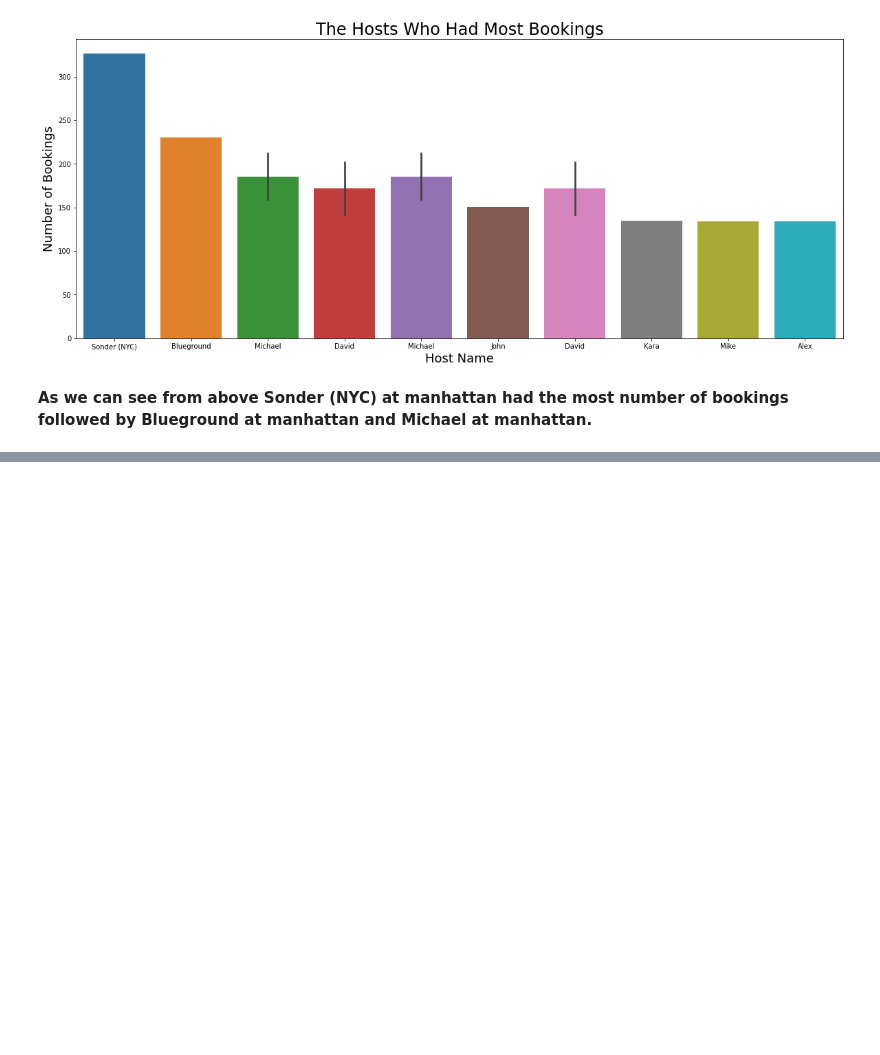
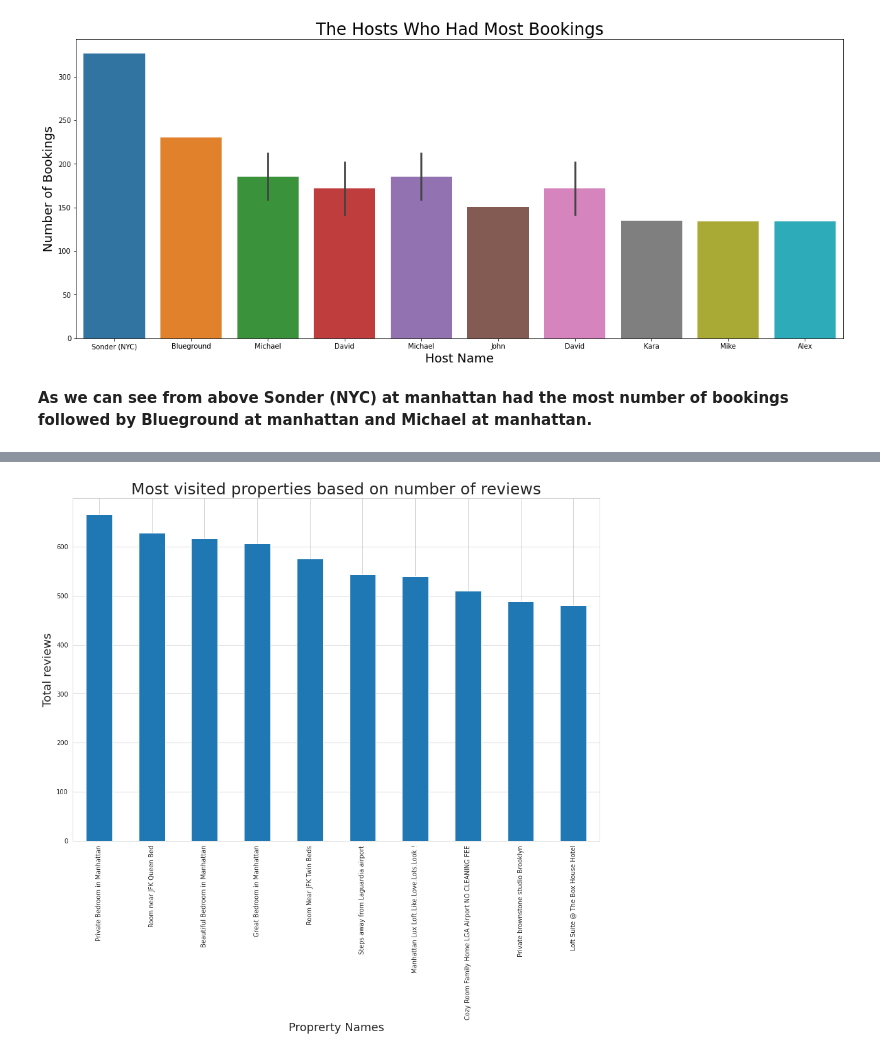
Before and after one commit to soopertramp/Capstone-1-Submission, a Jupyter notebook: AirBnb Bookings Analysis.ipynb, the cells around one changed output, grey strips where cells are left out. Cells and saved outputs as stored; diff of their text form; code cells hidden in the pictures; blank space fills up the shorter version.

```diff
--- a/AirBnb Bookings Analysis.ipynb
+++ b/AirBnb Bookings Analysis.ipynb
@@ -326,0 +450,12 @@ plt.show()
+# %%
+booking_df1.loc[:,['name','number_of_reviews']].groupby(['name'])['number_of_reviews'].sum().sort_values(ascending=False)[:10].plot(kind='bar')
+
+sns.set_style('whitegrid')
+plt.rcParams['figure.figsize'] = (15,10)
+plt.title('Most visited properties based on number of reviews', fontsize = 25)
+plt.xlabel('Proprerty Names', fontsize = 18)
+plt.ylabel('Total reviews', fontsize = 18)
+plt.xticks(rotation = 90)
+plt.show()
+# %% [output]
+[figure, added]
```
Also changed, not shown: parts of 24 cells of this notebook.
